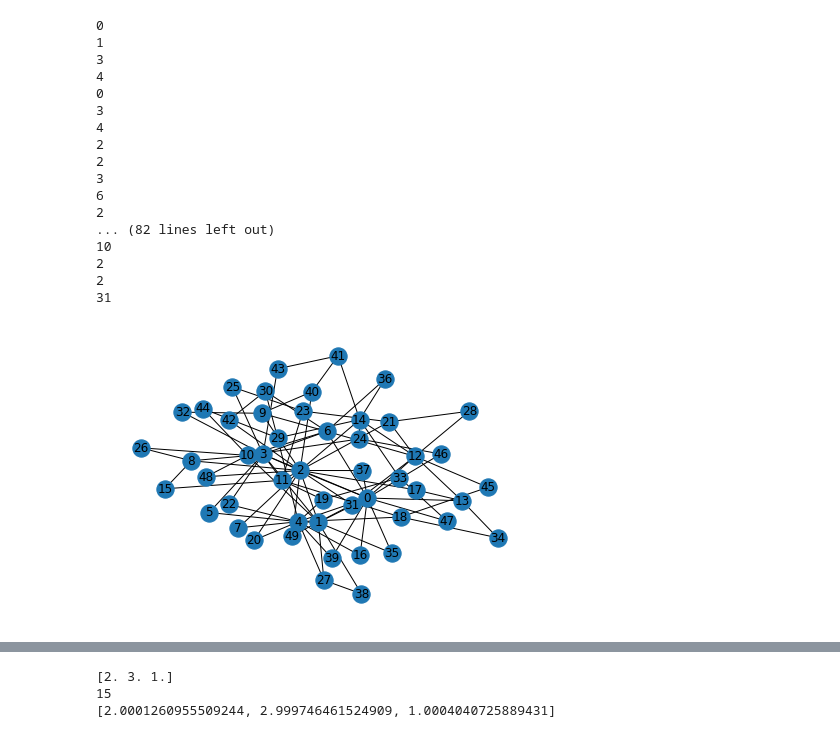
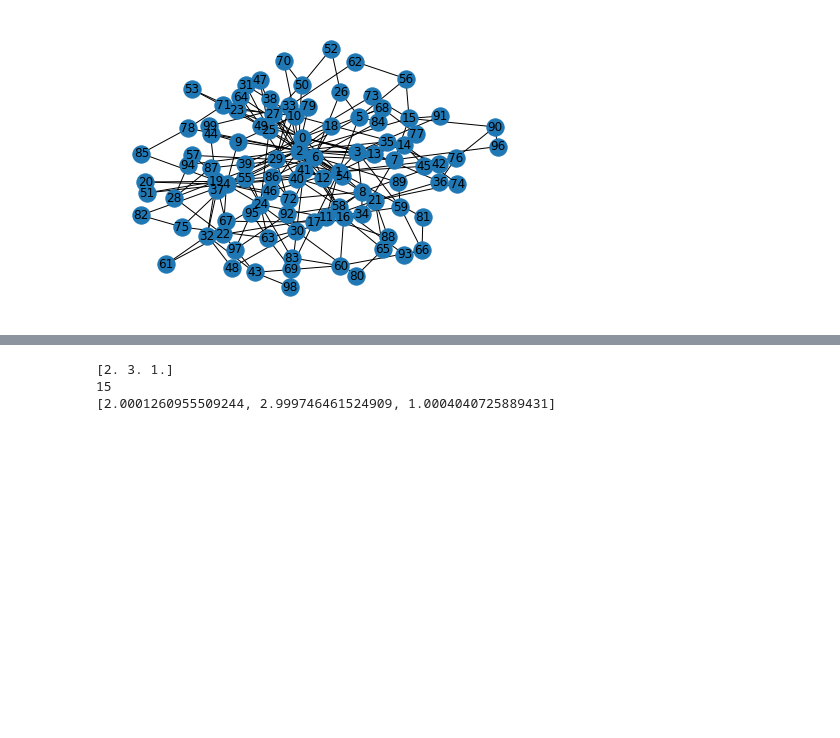
Before and after one commit to Tshou1219/qba, a Jupyter notebook: main.ipynb, the cells around one changed output, grey strips where cells are left out. Cells and saved outputs as stored; diff of their text form; code cells hidden in the pictures; blank space fills up the shorter version.

```diff
--- a/main.ipynb
+++ b/main.ipynb
@@ -1,24 +1,7 @@
 # %%
 from ba import BAModel
 bamodel=BAModel(4)
-bamodel.ba_run(2,50)
+bamodel.ba_run(2,100)
 bamodel.draw()
 # %% [output]
-0
-1
-3
-4
-0
-3
-4
-2
-2
-3
-6
-2
-... (82 lines left out)
-10
-2
-2
-31
-[figure, old version]
+[figure, new version]
```
Also changed, not shown: parts of 6 cells of this notebook, 3 other files.
